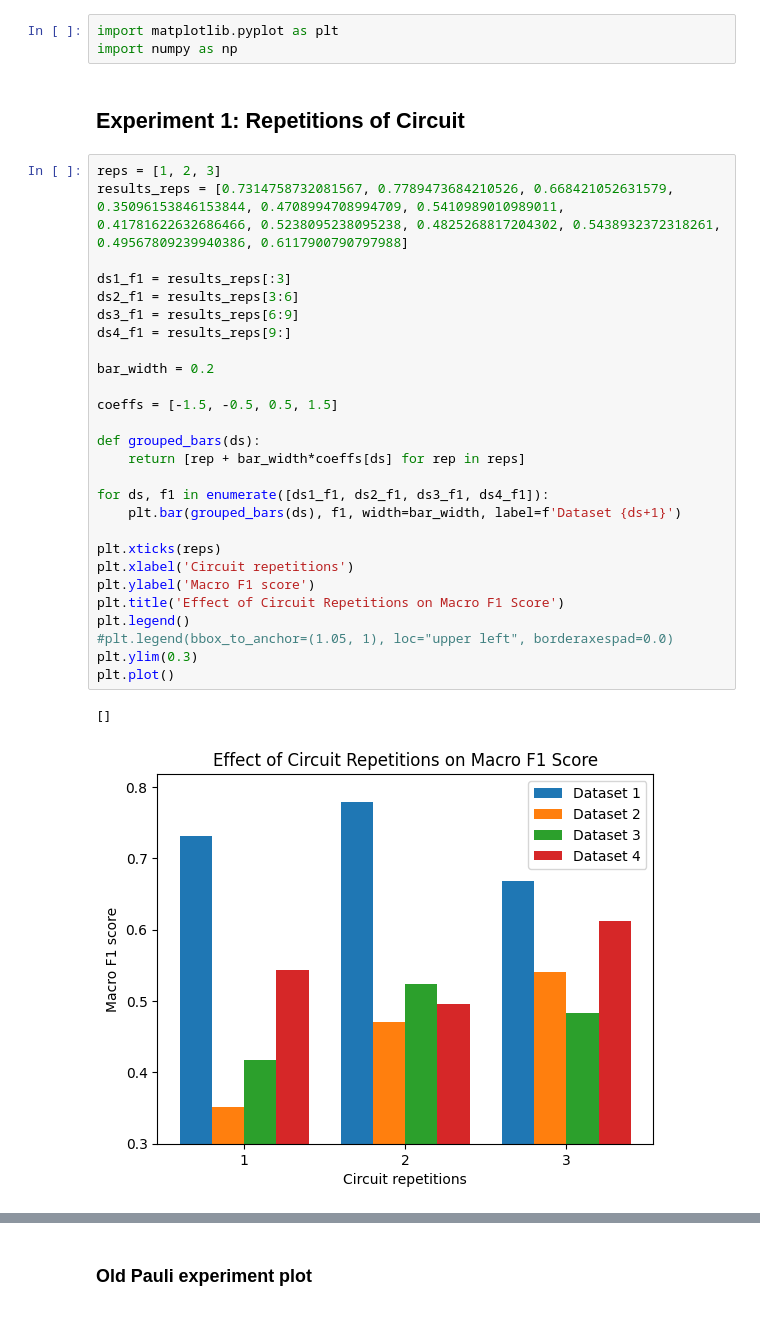
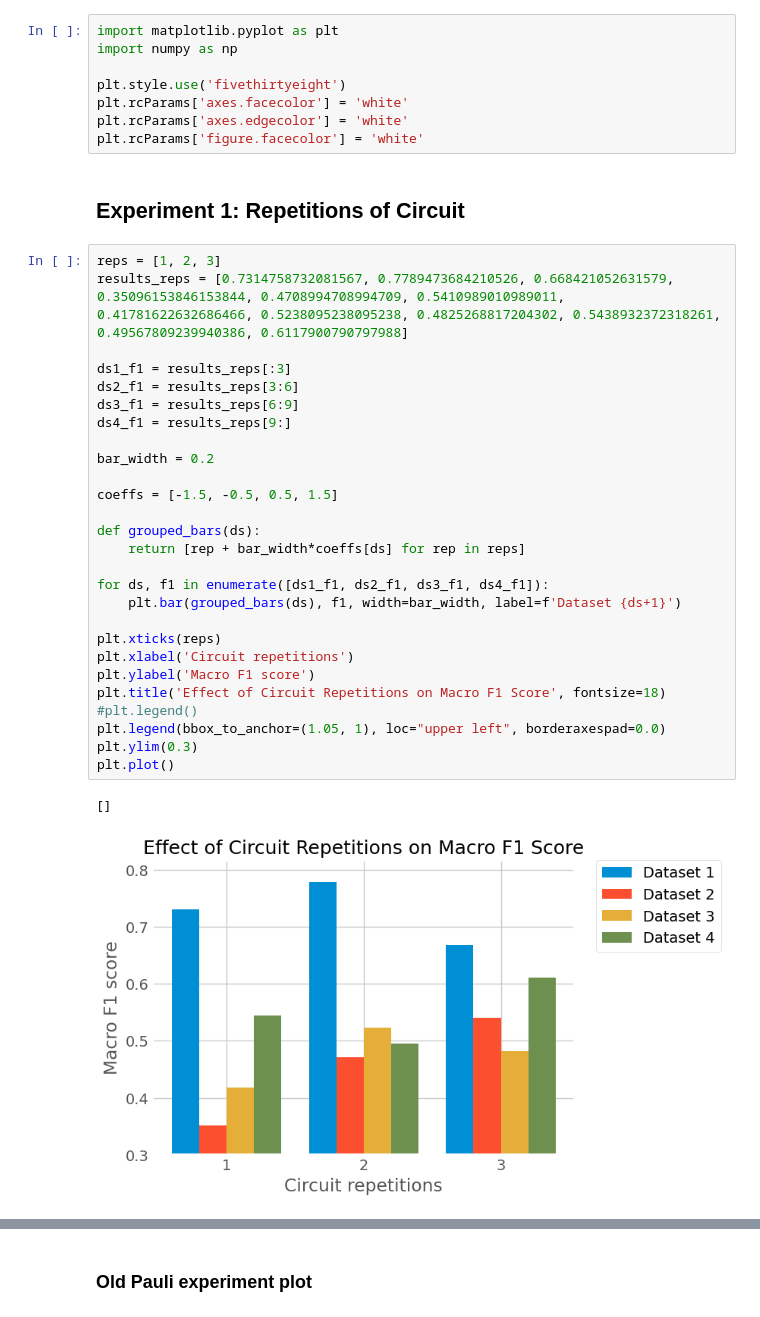
Before and after one commit to welremco/Group3QuantumOneClassSVMs, a Jupyter notebook: results/results.ipynb, the cells around one changed output, grey strips where cells are left out. Cells and saved outputs as stored; diff of their text form.

```diff
--- a/results/results.ipynb
+++ b/results/results.ipynb
@@ -5,37 +5,42 @@ Results were copied from the output of the Algorithm1 notebook.
 # %%
 import matplotlib.pyplot as plt
 import numpy as np
+
+plt.style.use('fivethirtyeight')
+plt.rcParams['axes.facecolor'] = 'white'
+plt.rcParams['axes.edgecolor'] = 'white'
+plt.rcParams['figure.facecolor'] = 'white'
 # %% [markdown]
 ## Experiment 1: Repetitions of Circuit
 # %%
 reps = [1, 2, 3]
 results_reps = [0.7314758732081567, 0.7789473684210526, 0.668421052631579, 0.35096153846153844, 0.4708994708994709, 0.5410989010989011, 0.41781622632686466, 0.5238095238095238, 0.4825268817204302, 0.5438932372318261, 0.49567809239940386, 0.6117900790797988]
 
 ds1_f1 = results_reps[:3]
 ds2_f1 = results_reps[3:6]
 ds3_f1 = results_reps[6:9]
 ds4_f1 = results_reps[9:]
 
 bar_width = 0.2
 
 coeffs = [-1.5, -0.5, 0.5, 1.5]
 
 def grouped_bars(ds):
     return [rep + bar_width*coeffs[ds] for rep in reps]
 
 for ds, f1 in enumerate([ds1_f1, ds2_f1, ds3_f1, ds4_f1]):
     plt.bar(grouped_bars(ds), f1, width=bar_width, label=f'Dataset {ds+1}')
 
 plt.xticks(reps)
 plt.xlabel('Circuit repetitions')
 plt.ylabel('Macro F1 score')
-plt.title('Effect of Circuit Repetitions on Macro F1 Score')
-plt.legend()
-#plt.legend(bbox_to_anchor=(1.05, 1), loc="upper left", borderaxespad=0.0)
+plt.title('Effect of Circuit Repetitions on Macro F1 Score', fontsize=18)
+#plt.legend()
+plt.legend(bbox_to_anchor=(1.05, 1), loc="upper left", borderaxespad=0.0)
 plt.ylim(0.3)
 plt.plot()
 # %% [output]
 []
-[figure, old version]
+[figure, new version]
 # %% [markdown]
 ## Experiment 2: Feature maps
```
Also changed, not shown: parts of 8 cells of this notebook, 1 other file.
